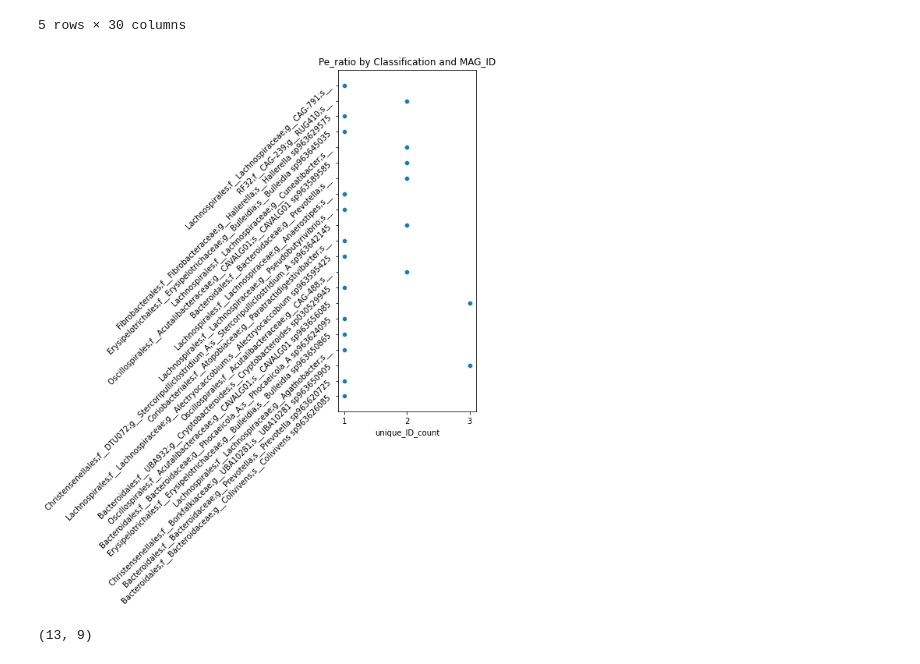
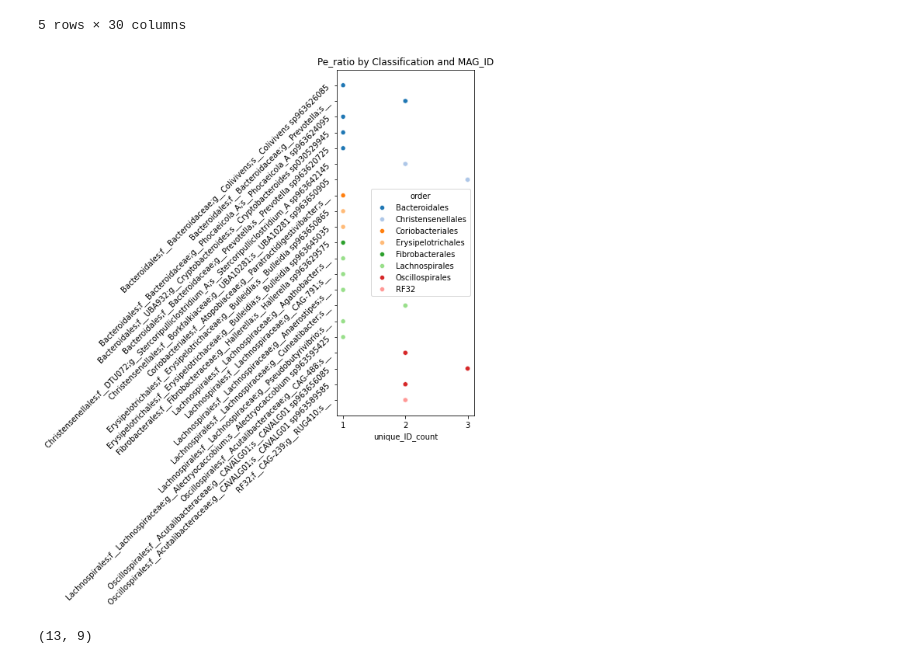
Before and after one commit to jindongmin/Inverton_analysis, a Jupyter notebook: jupyter_notebook/Pan_inverton.ipynb, the cells around one changed output. Saved outputs shown, nothing was run; the diff lists cells and outputs as text; code cells hidden in the pictures.

```diff
--- a/jupyter_notebook/Pan_inverton.ipynb
+++ b/jupyter_notebook/Pan_inverton.ipynb
@@ -54,38 +54,55 @@ bonobo_df.head()
 | 4 | k141_132640:119357-119378-119615-... | 180 | 18 | 0.09 | 124 | 12 | 0.09 | SRR19415685 | WILDCHIMP_D04_WC28_S28__DASTool_b... | WILDCHIMP_D04_WC28_S28__DASTool_b... | ... |
 5 rows × 30 columns
 # %%
+import warnings
+from matplotlib import MatplotlibDeprecationWarning
+
+warnings.filterwarnings("ignore", category=MatplotlibDeprecationWarning)
+#Echimpanzees
 #plot x axis are classification, y axis are ID, plot the Pe_ratio
 combined_df = bonobo_df
 combined_df['MAG_ID'] = combined_df['MAG_ID'].astype(str)
 combined_df['ID'] = combined_df['ID'].astype(str)  # if you use ID as y-axis
 # Make sure classification is string
 combined_df['classification'] = combined_df['classification'].astype(str)
 
 # Keep everything after 'o__'
 combined_df['after_order'] = combined_df['classification'].apply(
     lambda x: x.split('o__', 1)[1].lstrip(';') if 'o__' in x else 'Unknown'
 )
 
+# Extract the order
+combined_df['order'] = combined_df['classification'].str.extract(r'o__(.*?);')
+
+# Sort by order
+combined_df_sorted = combined_df.sort_values('order', ascending=True)
+
+# Assign a color palette for orders
+unique_orders = combined_df_sorted['order'].unique()
+palette = dict(zip(unique_orders, sns.color_palette("tab20", n_colors=len(unique_orders))))
 
 plt.figure(figsize=(8, 10))
 sns.scatterplot(
-    data=combined_df,
+    data=combined_df_sorted,
     y='after_order',
     x='unique_ID_count',
     #size='Pe_ratio',        # optional: scale marker size by Pe_ratio
-    #hue='Pe_ratio',         # optional: color by Pe_ratio
-    #palette='viridis',      # color palette
+    hue='order',        # optional: color by Pe_ratio
+    palette=palette      # color palette
     #legend='brief'
 )
 
-plt.yticks(rotation=45, ha='right')      # rotate x labels if needed
-plt.xticks([1, 2, 3])
+#plt.yticks(rotation=45, ha='right')      # rotate x labels if needed
+#plt.xticks(range(1,9))
+plt.yticks(range(len(combined_df_sorted['after_order'].unique())),
+           combined_df_sorted['after_order'].unique(), rotation=45, ha='right')
+plt.xticks(sorted(combined_df_sorted['unique_ID_count'].unique()))
 plt.ylabel('', fontsize=12, labelpad=10, loc='center')
 plt.title('Pe_ratio by Classification and MAG_ID')
 plt.tight_layout()
 plt.show()
 # %% [output]
-[figure, old version]
+[figure, new version]
 # %%
 #Pt
 df = pd.read_csv('../pt_combined_with_SRR_all.csv')
```
Also changed, not shown: parts of 9 cells of this notebook.
